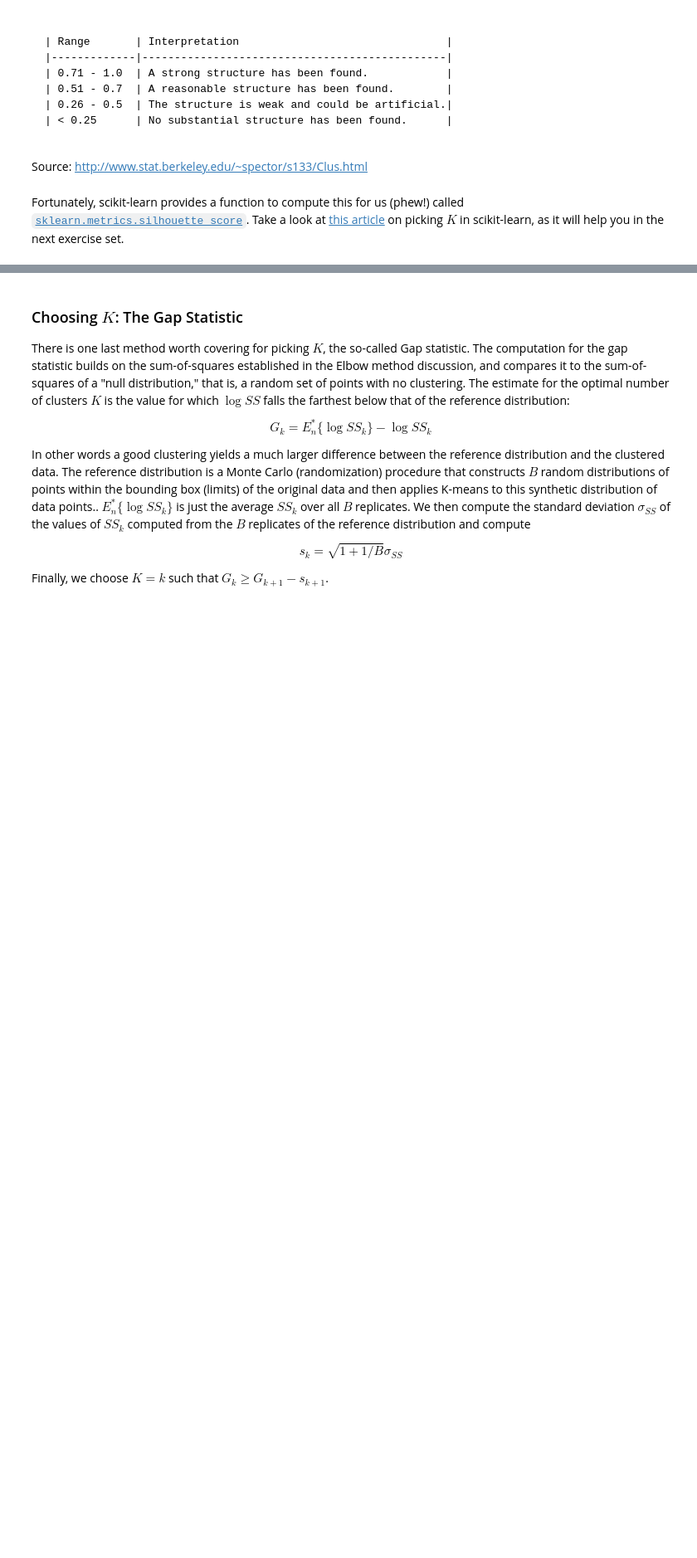
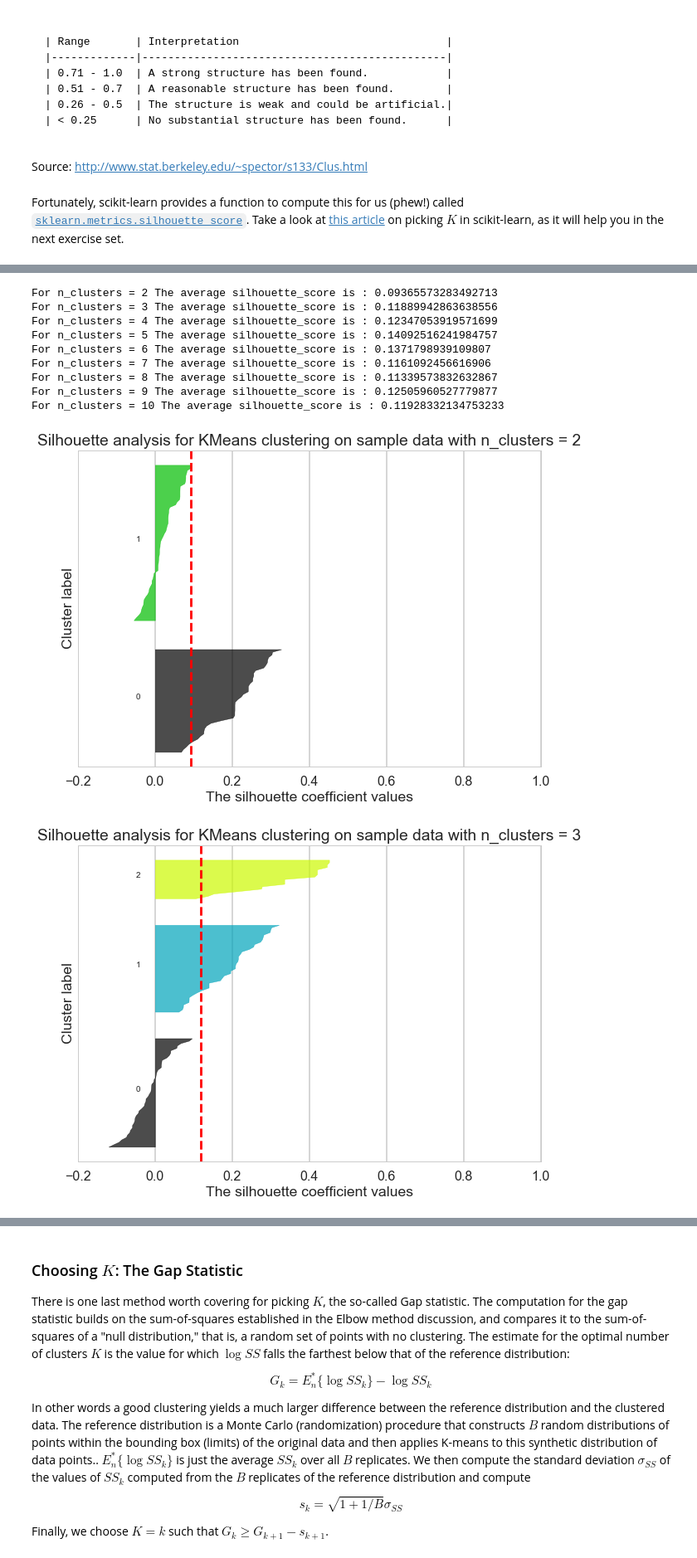
Before and after one commit to SapphireCore/DSTP, a Jupyter notebook: Unit11_clustering/Mini_Project_Clustering.ipynb, the cells around one changed output, grey strips where cells are left out. Shown at 83% size. Saved outputs shown, nothing was run; the diff lists cells and outputs as text; code cells hidden in the pictures; blank space fills up the shorter version.

```diff
--- a/Unit11_clustering/Mini_Project_Clustering.ipynb
+++ b/Unit11_clustering/Mini_Project_Clustering.ipynb
@@ -181,0 +218,72 @@ Fortunately, scikit-learn provides a function to compute this for us (phew!) cal
+# %%
+# Construct a series of silhouette plots.
+from sklearn.metrics import silhouette_score, silhouette_samples
+import matplotlib.cm as cm
+
+df_sh = x_cols.copy()
+k_range = range(2,11)
+for K in k_range:
+    fig, ax = plt.subplots()
+    fig.set_size_inches(10, 7)
+
+    # In theory, the silhouette coefficient can range from -1, 1 but in this example all falls within [-0.2, 1]
+    ax.set_xlim([-0.2, 1])
+    # The (n_clusters+1)*10 is for inserting blank space between silhouette plots of individual clusters.
+
+    # Initialize the clusterer with n_clusters value and a random generator seed of 10 for reproducibility.
+    km = KMeans(n_clusters=K, random_state=10)
+    km_labels = km.fit_predict(df_sh)
+
+    # The silhouette_score gives the average value for all the samples.
+    # This gives a perspective into the density and separation of the formed clusters.
+    sh_avg = silhouette_score(df_sh, km_labels)
+    print("For n_clusters =", K,
+          "The average silhouette_score is :", sh_avg)
+
+    # Compute the silhouette scores for each sample.
+    sample_sh_values = silhouette_samples(df_sh, km_labels)
+
+    y_lower = 10
+    for i in range(K):
+        # Aggregate the silhouette scores for samples belonging to cluster i, and sort them.
+        ith_cluster_sh_values = sample_sh_values[km_labels == i]
+
+        ith_cluster_sh_values.sort()
+
+        size_cluster_i = ith_cluster_sh_values.shape[0]
+        y_upper = y_lower + size_cluster_i
+
+        color = cm.spectral(float(i) / K)
+        ax.fill_betweenx(np.arange(y_lower, y_upper),
+                          0, ith_cluster_sh_values,
+                          facecolor=color, edgecolor=color, alpha=0.7)
+
+        # Label the silhouette plots with their cluster numbers at the middle
+        ax.text(-0.05, y_lower + 0.5 * size_cluster_i, str(i))
+
+        # Compute the new y_lower for next plot
+        y_lower = y_upper + 10  # 10 for the 0 samples
+
+    #ax.set_title("The silhouette plot for the various clusters.")
+    ax.set_title(("Silhouette analysis for KMeans clustering on sample data "
+                  "with n_clusters = %d" % K))
+    ax.set_xlabel("The silhouette coefficient values")
+    ax.set_ylabel("Cluster label")
+
+    # The vertical line for average silhouette score of all the values
+    ax.axvline(x=sh_avg, color="red", linestyle="--")
+
+    ax.set_yticks([])  # Clear the yaxis labels / ticks
+    ax.set_xticks([-0.2, 0, 0.2, 0.4, 0.6, 0.8, 1])
+# %% [output]
+For n_clusters = 2 The average silhouette_score is : 0.09365573283492713
+For n_clusters = 3 The average silhouette_score is : 0.11889942863638556
+For n_clusters = 4 The average silhouette_score is : 0.12347053919571699
+For n_clusters = 5 The average silhouette_score is : 0.14092516241984757
+For n_clusters = 6 The average silhouette_score is : 0.1371798939109807
+For n_clusters = 7 The average silhouette_score is : 0.1161092456616906
+For n_clusters = 8 The average silhouette_score is : 0.11339573832632867
+For n_clusters = 9 The average silhouette_score is : 0.12505960527779877
+For n_clusters = 10 The average silhouette_score is : 0.11928332134753233
+[figure, added]
+[figure, added]
```
Also changed, not shown: parts of 25 cells of this notebook, 2 other files.
